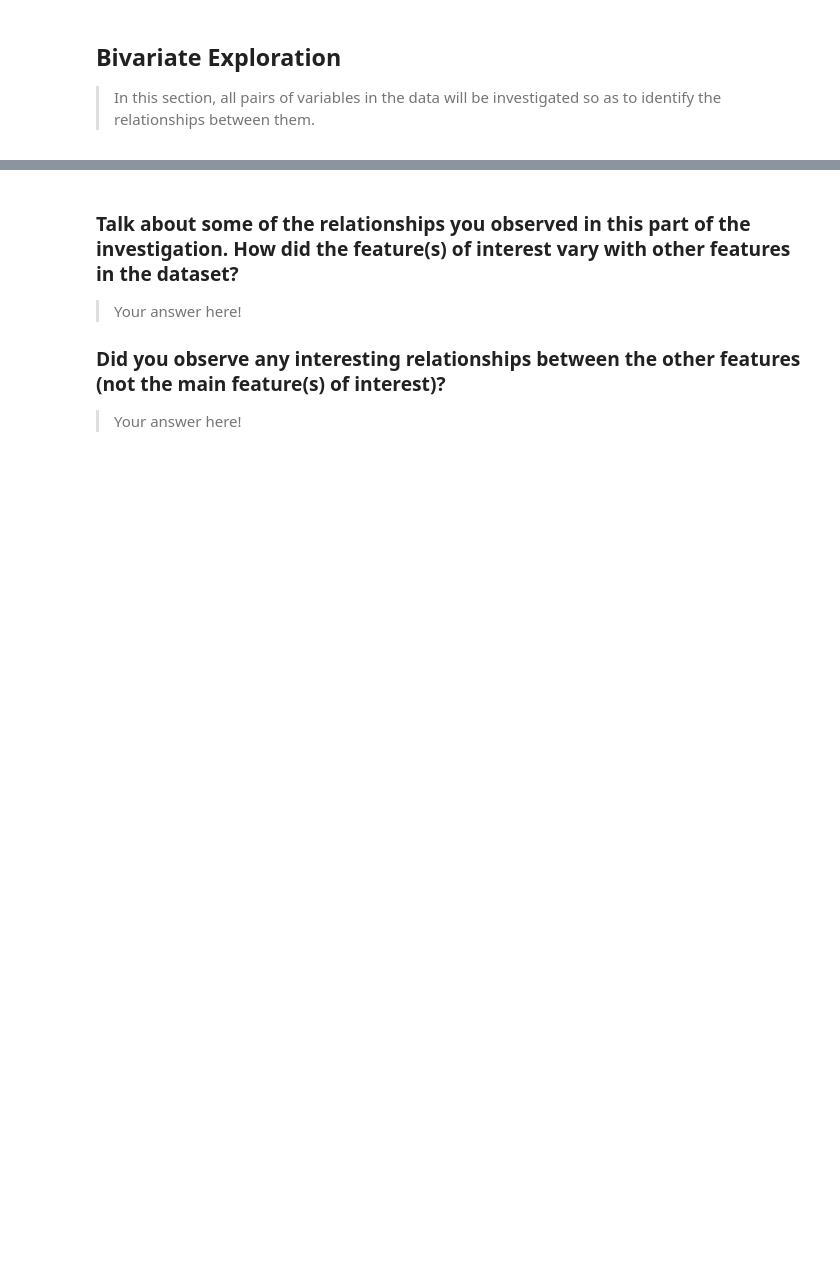
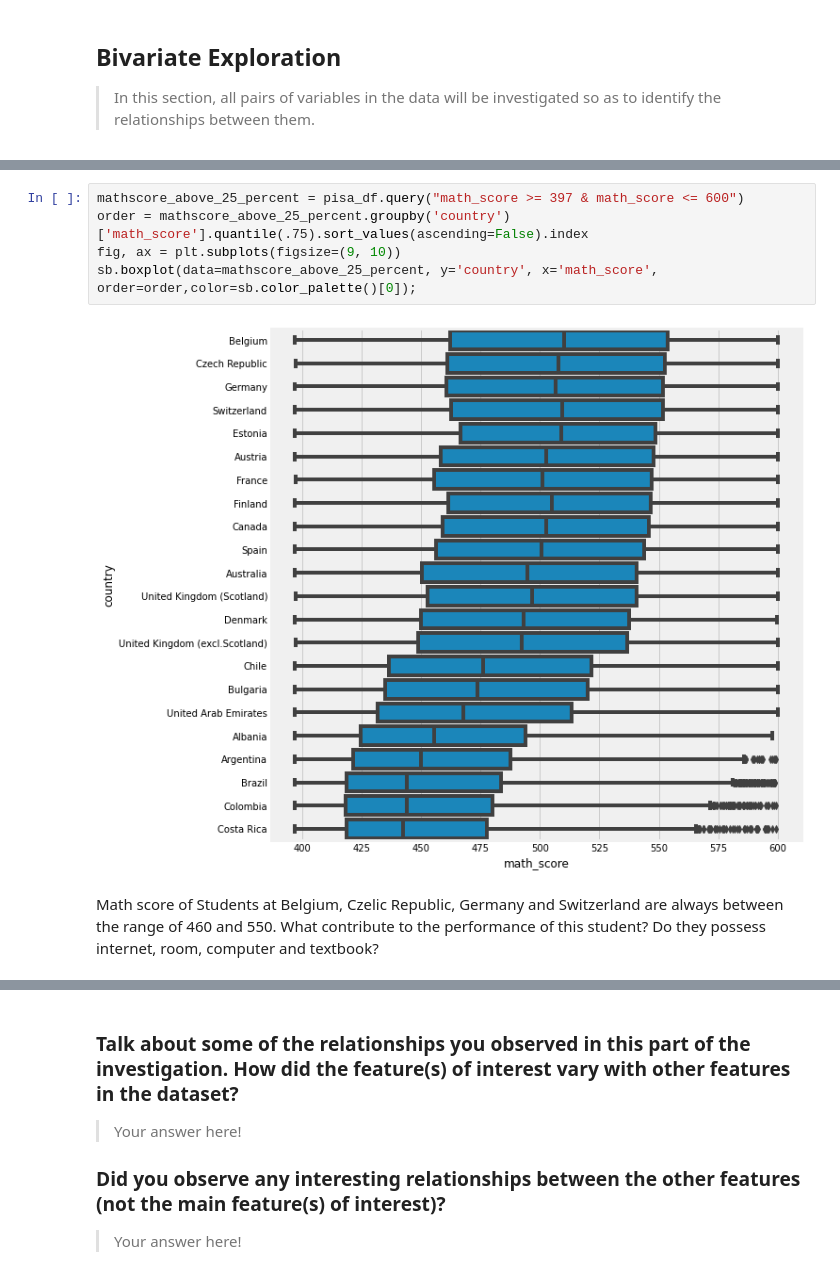
Before and after one commit to comsavvy/Students-Performance-Evaluation, a Jupyter notebook: Part_I_exploration_template.ipynb, the cells around one changed output, grey strips where cells are left out. Saved outputs shown, nothing was run; the diff lists cells and outputs as text; blank space fills up the shorter version.

```diff
--- a/Part_I_exploration_template.ipynb
+++ b/Part_I_exploration_template.ipynb
@@ -694,0 +715,9 @@ pisa_df.iloc[:, -3:].describe().round(2)
+# %%
+mathscore_above_25_percent = pisa_df.query("math_score >= 397 & math_score <= 600")
+order = mathscore_above_25_percent.groupby('country')['math_score'].quantile(.75).sort_values(ascending=False).index
+fig, ax = plt.subplots(figsize=(9, 10))
+sb.boxplot(data=mathscore_above_25_percent, y='country', x='math_score', order=order,color=sb.color_palette()[0]);
+# %% [output]
+[figure, added]
+# %% [markdown]
+Math score of Students at Belgium, Czelic Republic, Germany and Switzerland are always between the range of 460 and 550. What contribute to the performance of this student? Do they possess internet, room, computer and textbook?
```
Also changed, not shown: parts of 43 cells of this notebook.
